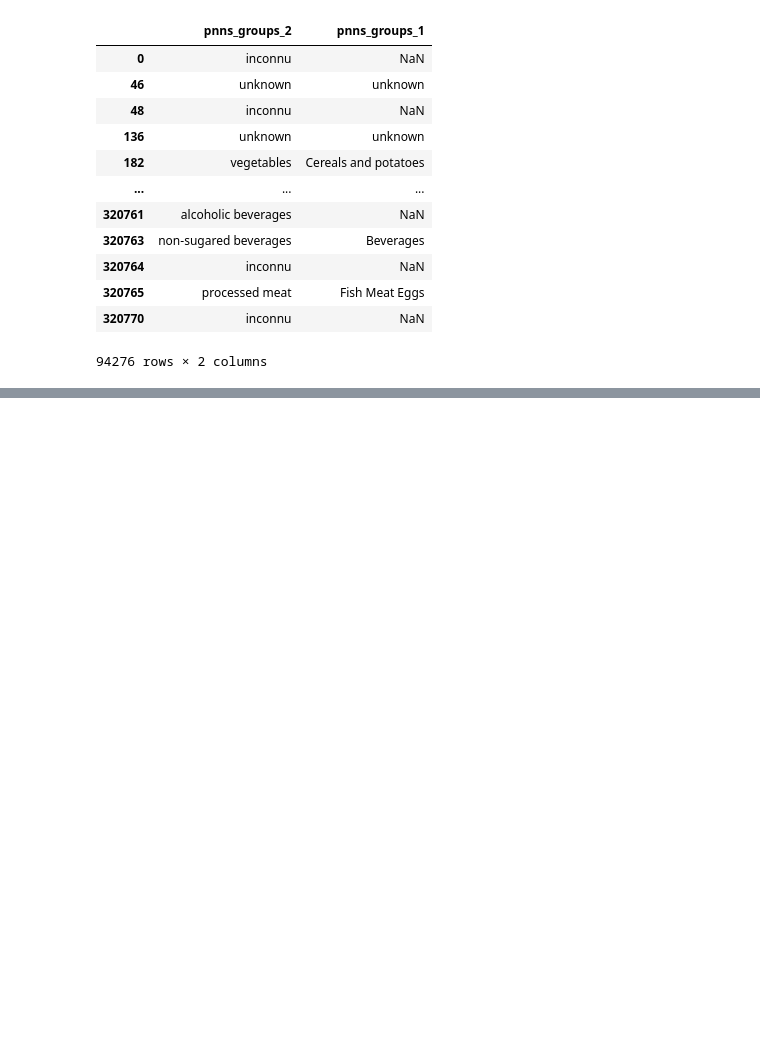
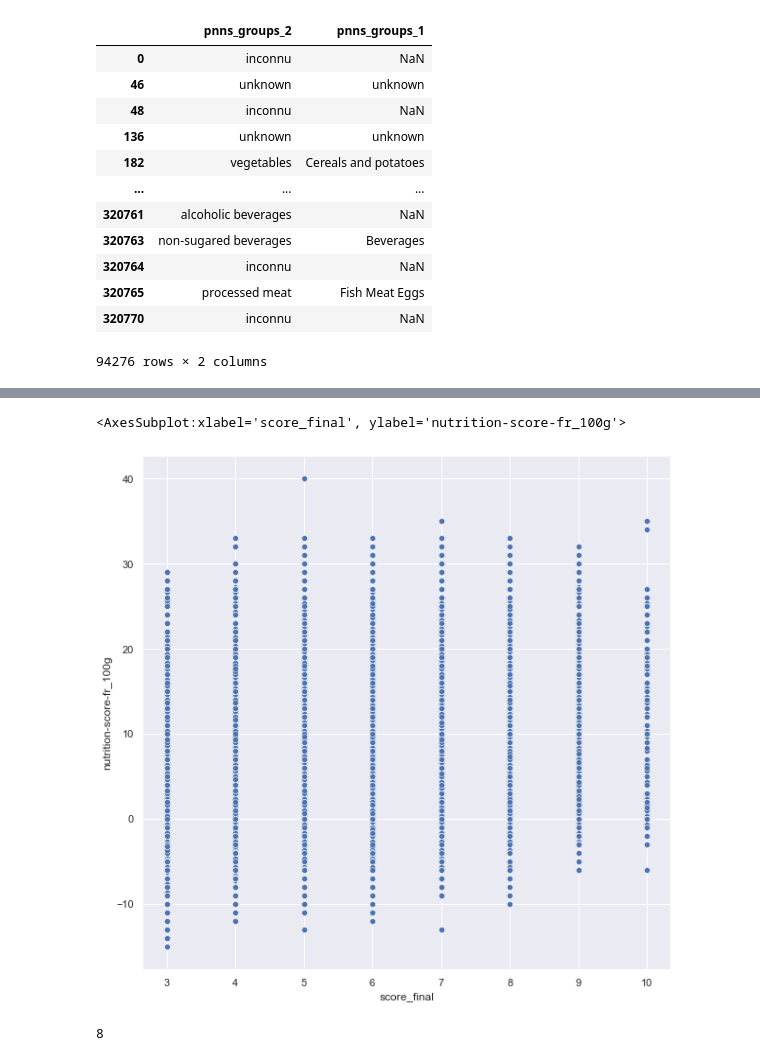
Before and after one commit to ArhurK/P3-Concevez-une-application-au-service-de-la-sante-publique, a Jupyter notebook: P3.ipynb, the cells around one changed output, grey strips where cells are left out. Drawn from its saved outputs; the diff is of its cells as text; code cells hidden in the pictures; blank space fills up the shorter version.

```diff
--- a/P3.ipynb
+++ b/P3.ipynb
@@ -1075,0 +1161,13 @@ df_impute.describe()
+# %%
+fig, axes = plt.subplots(figsize = (10, 10))
+sns.scatterplot(
+    data=db,
+    y='nutrition-score-fr_100g',
+    x='score_final')
+# %% [output]
+<AxesSubplot:xlabel='score_final', ylabel='nutrition-score-fr_100g'>
+[figure, added]
+# %%
+db.score_final.nunique()
+# %% [output]
+8
```
Also changed, not shown: parts of 54 cells of this notebook.
